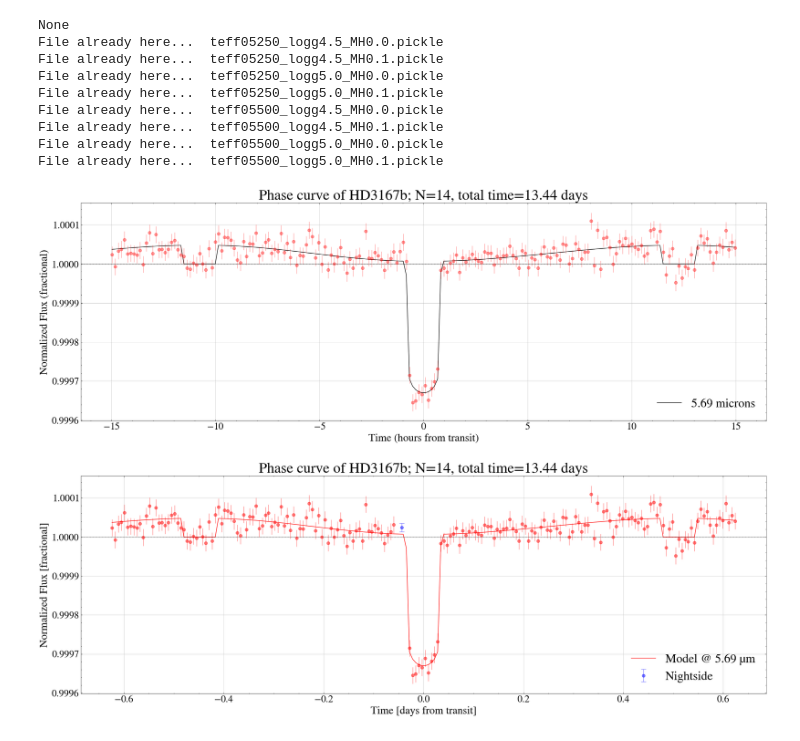
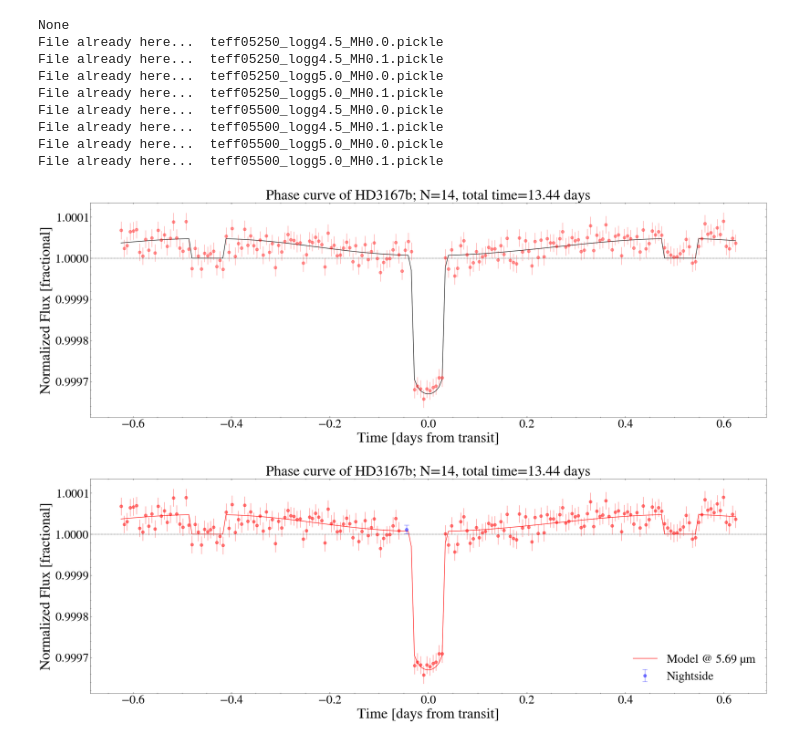
Before and after one commit to lorlo9999/MasterThesis, a Jupyter notebook: thesis-plots.ipynb, the cells around one changed output. Drawn from its saved outputs; the diff is of its cells as text; code cells hidden in the pictures.

```diff
--- a/thesis-plots.ipynb
+++ b/thesis-plots.ipynb
@@ -1119,9 +1119,9 @@ for folder in os.listdir(f"PLANETS/{name}/"):
     #plt.axvspan(1.95,7.8, color = 'darkgreen', alpha=0.35, zorder=0, label = 'AIRS: R ~ 100 [$\lambda<3.9$] \n           R ~ 30 [$\lambda>3.9$]')
 
     #plt.ticklabel_format(axis='y', style='sci', scilimits=(0, 0))
-    plt.axvspan(0.5,1.1, color='cyan', alpha=0.75, zorder=0, label = 'FGS: R = 3')
+    plt.axvspan(0.5,1.1, color='cyan', alpha=0.5, zorder=0, label = 'FGS: R = 3')
     plt.axvspan(1.1,1.95, color = 'pink', alpha=0.95, zorder=0, label = 'NIRSpec: R > 15')
-    plt.axvspan(1.95,7.8, color = 'darkgreen', alpha=0.35, zorder=0, label = 'AIRS: R ~ 100 [$\lambda<3.9$] \n           R ~ 30 [$\lambda>3.9$]')
+    plt.axvspan(1.95,7.8, color = 'darkgreen', alpha=0.25, zorder=0, label = 'AIRS: R ~ 100 [$\lambda<3.9$] \n           R ~ 30 [$\lambda>3.9$]')
 
     plt.xlabel("Wavelength [um]")
     plt.ylabel(r"$F_p/F_s$",fontsize=25)
@@ -1969,24 +2063,25 @@ while True:
 # %%
 plt.figure(figsize=(25, 8))
 hs._orbitals_hours = hs._orbitals * 24
-plt.plot(hs._orbitals_hours, binned_flux, color='black', label=f'{binned_wl:.2f} microns')
+plt.plot(hs._orbitals, binned_flux, color='black', label=f'')
 #plt.plot((hs._orbitals, hs._orbitals), (rand - binned_err, rand + binned_err), '-', color='red', alpha=0.5
 
-plt.errorbar(hs._orbitals_hours, rand, yerr=binned_err, fmt='o', color='red', alpha=0.4)
+plt.errorbar(hs._orbitals, rand, yerr=binned_err, fmt='o', color='red', alpha=0.4)
 plt.axhline(1, color='black', linestyle='--', linewidth=0.5)
-plt.xlabel('Time (hours from transit)')
-plt.ylabel('Normalized Flux (fractional)')
+plt.xlabel('Time [days from transit]', fontsize=30)
+plt.ylabel('Normalized Flux [fractional]',fontsize=30)
 plt.title(f'Phase curve of {name}b; N={N_pc}, total time={time:.2f} days',fontsize=30)
 plt.ticklabel_format(useOffset=False)
-plt.tick_params(axis='both', which='major')
+plt.tick_params(axis='both', which='major', labelsize=25)
 plt.legend(loc='lower right', fontsize=25)
+plt.grid(False)
 if name == 'K2141':
     plt.savefig(f'thesis-plots/{name}_1_phase_curve.pdf',format='pdf', bbox_inches='tight')
 else:
     plt.savefig(f'thesis-plots/{name}_2_phase_curve.pdf',format='pdf', bbox_inches='tight')
 plt.show()
 # %% [output]
-[figure, old version]
+[figure, new version]
 # %%
 p1, p2, p3, p4 = binned_flux[before_ingress_idx]
 
@@ -2012,14 +2107,15 @@ plt.errorbar(t_night, rand_night, yerr=err_night, fmt='o', color='blue',
 
 plt.title(f'Phase curve of {name}b; N={N_pc}, total time={time:.2f} days',fontsize=30)
 plt.axhline(1, color='black', linestyle='--', linewidth=0.5)
-plt.xlabel('Time [days from transit]')
-plt.ylabel('Normalized Flux [fractional]')
-plt.tick_params(axis='both', which='major')
+plt.xlabel('Time [days from transit]',fontsize=30)
+plt.ylabel('Normalized Flux [fractional]',fontsize=30)
+plt.tick_params(axis='both', which='major', labelsize=25)
 plt.legend(loc='lower right',fontsize=25)
+plt.grid(False)
 if name == 'K2141' or name == 'TOI431':
     plt.savefig(f'thesis-plots/{name}_1_binned_phase_curve.pdf',format='pdf', bbox_inches='tight')
 else:
     plt.savefig(f'thesis-plots/{name}_2_binned_phase_curve.pdf',format='pdf', bbox_inches='tight')
 plt.show()
 # %% [output]
-[figure, old version]
+[figure, new version]
```
Also changed, not shown: parts of 4 cells of this notebook, 2 other files.
